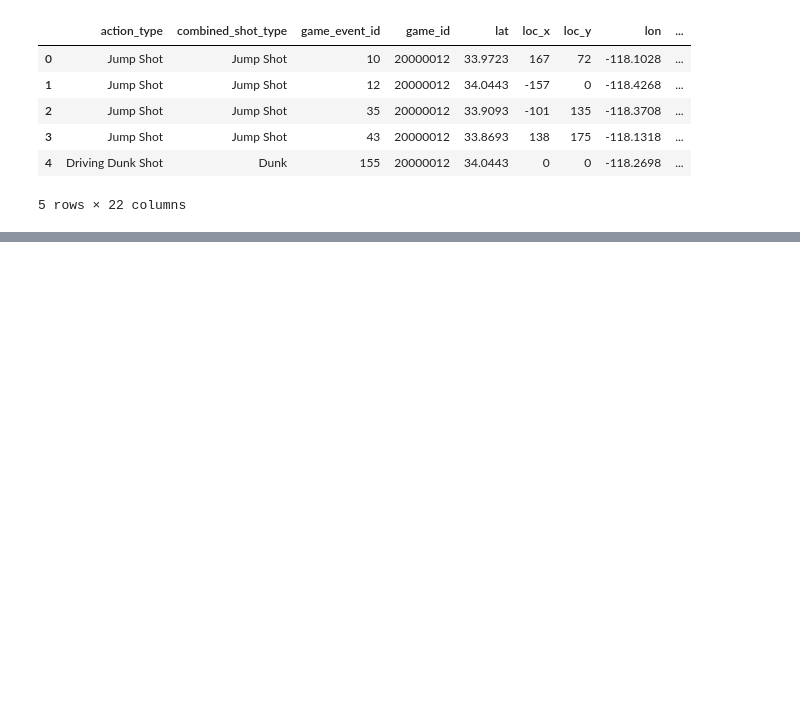
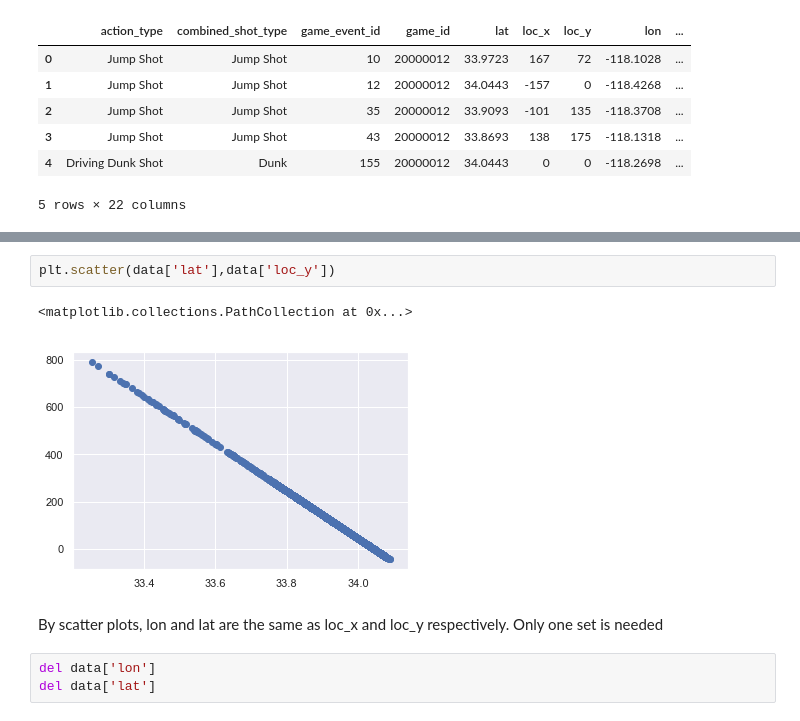
Before and after one commit to wyfok/Kobe_Bryant, a Jupyter notebook: Kobe_Bryant.ipynb, the cells around one changed output, grey strips where cells are left out. Drawn from its saved outputs; the diff is of its cells as text; blank space fills up the shorter version.

```diff
--- a/Kobe_Bryant.ipynb
+++ b/Kobe_Bryant.ipynb
@@ -125,0 +172,10 @@ data.head()
+# %%
+plt.scatter(data['lat'],data['loc_y'])
+# %% [output]
+<matplotlib.collections.PathCollection at 0x...>
+[figure, added]
+# %% [markdown]
+By scatter plots, lon and lat are the same as loc_x and loc_y respectively. Only one set is needed
+# %%
+del data['lon']
+del data['lat']
```
Also changed, not shown: parts of 21 cells of this notebook.
